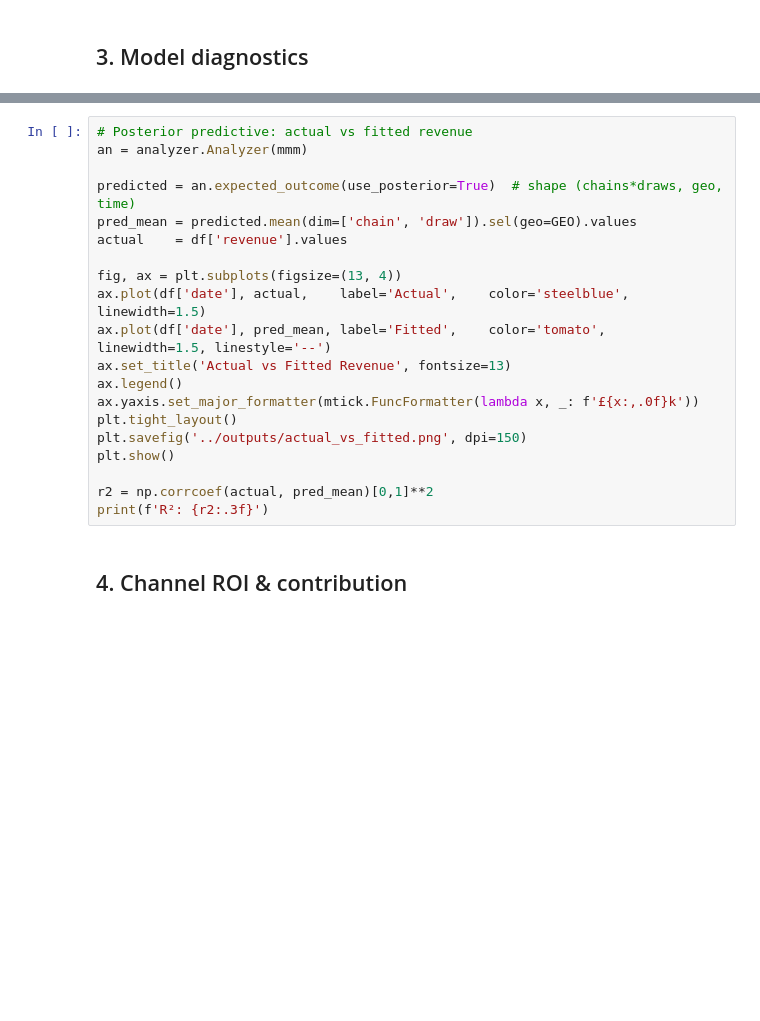
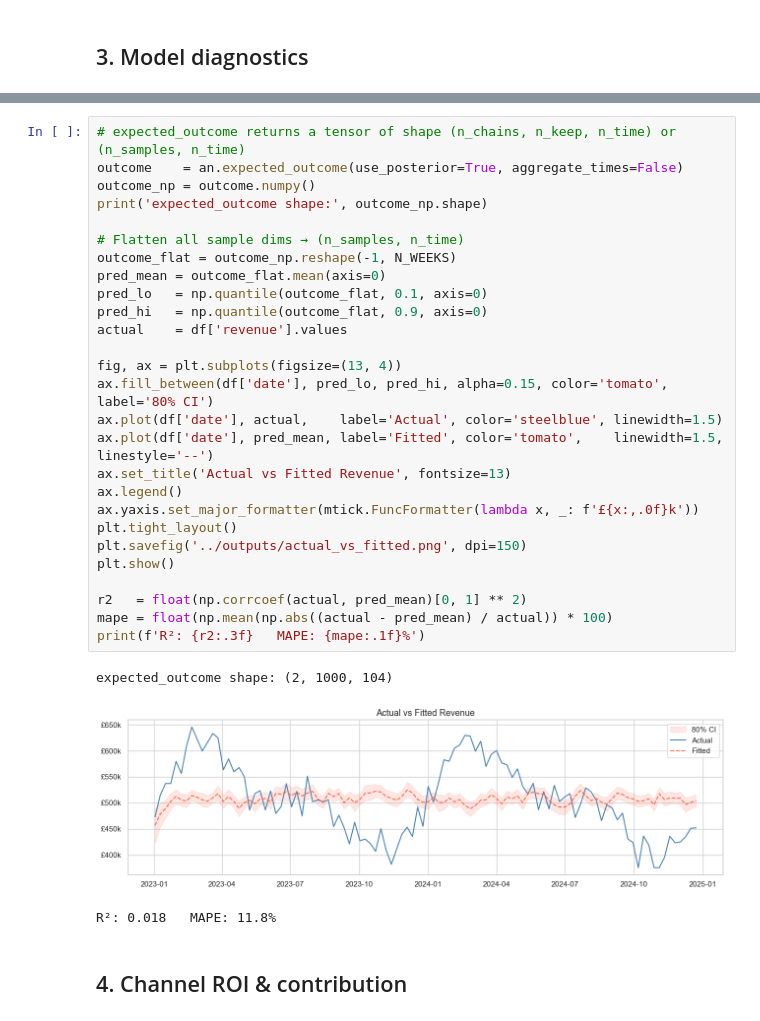
Before and after one commit to williamky/meridian-mmm, a Jupyter notebook: notebooks/02_meridian_model.ipynb, the cells around one changed output, grey strips where cells are left out. Cells and saved outputs as stored; diff of their text form; blank space fills up the shorter version.

Commit message:
Fix Meridian 1.7.0 API compatibility: correct dims, DataArray names, tensor shapes, hill_curves columns; add sample_prior step

```diff
--- a/notebooks/02_meridian_model.ipynb
+++ b/notebooks/02_meridian_model.ipynb
@@ -91,23 +146,34 @@ rhat
 # %%
-# Posterior predictive: actual vs fitted revenue
-an = analyzer.Analyzer(mmm)
+# expected_outcome returns a tensor of shape (n_chains, n_keep, n_time) or (n_samples, n_time)
+outcome    = an.expected_outcome(use_posterior=True, aggregate_times=False)
+outcome_np = outcome.numpy()
+print('expected_outcome shape:', outcome_np.shape)
 
-predicted = an.expected_outcome(use_posterior=True)  # shape (chains*draws, geo, time)
-pred_mean = predicted.mean(dim=['chain', 'draw']).sel(geo=GEO).values
+# Flatten all sample dims → (n_samples, n_time)
+outcome_flat = outcome_np.reshape(-1, N_WEEKS)
+pred_mean = outcome_flat.mean(axis=0)
+pred_lo   = np.quantile(outcome_flat, 0.1, axis=0)
+pred_hi   = np.quantile(outcome_flat, 0.9, axis=0)
 actual    = df['revenue'].values
 
 fig, ax = plt.subplots(figsize=(13, 4))
-ax.plot(df['date'], actual,    label='Actual',    color='steelblue', linewidth=1.5)
-ax.plot(df['date'], pred_mean, label='Fitted',    color='tomato',    linewidth=1.5, linestyle='--')
+ax.fill_between(df['date'], pred_lo, pred_hi, alpha=0.15, color='tomato', label='80% CI')
+ax.plot(df['date'], actual,    label='Actual', color='steelblue', linewidth=1.5)
+ax.plot(df['date'], pred_mean, label='Fitted', color='tomato',    linewidth=1.5, linestyle='--')
 ax.set_title('Actual vs Fitted Revenue', fontsize=13)
 ax.legend()
 ax.yaxis.set_major_formatter(mtick.FuncFormatter(lambda x, _: f'£{x:,.0f}k'))
 plt.tight_layout()
 plt.savefig('../outputs/actual_vs_fitted.png', dpi=150)
 plt.show()
 
-r2 = np.corrcoef(actual, pred_mean)[0,1]**2
-print(f'R²: {r2:.3f}')
+r2   = float(np.corrcoef(actual, pred_mean)[0, 1] ** 2)
+mape = float(np.mean(np.abs((actual - pred_mean) / actual)) * 100)
+print(f'R²: {r2:.3f}   MAPE: {mape:.1f}%')
+# %% [output]
+expected_outcome shape: (2, 1000, 104)
+[figure, added]
+R²: 0.018   MAPE: 11.8%
 # %% [markdown]
 ## 4. Channel ROI & contribution
 # %%
```
Also changed, not shown: parts of 10 cells of this notebook, 6 other files.
